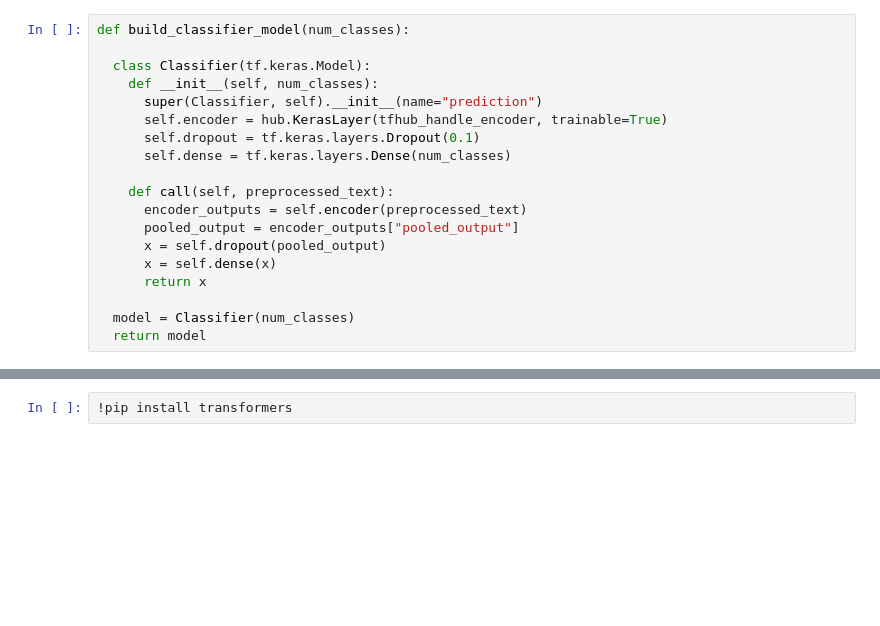
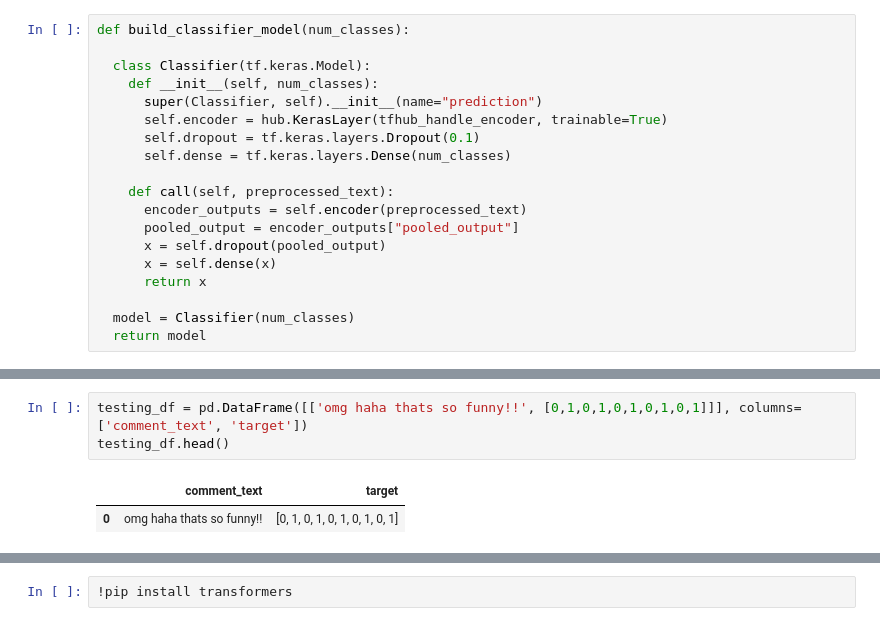
Before and after one commit to cmiddleman/BERT_sentiment_analysis, a Jupyter notebook: twitch_chat_sentiment_analyizer.ipynb, the cells around one changed output, grey strips where cells are left out. Saved outputs shown, nothing was run; the diff lists cells and outputs as text; blank space fills up the shorter version.

```diff
--- a/twitch_chat_sentiment_analyizer.ipynb
+++ b/twitch_chat_sentiment_analyizer.ipynb
@@ -268,0 +266,6 @@ UnimplementedError: ignored
+# %%
+testing_df = pd.DataFrame([['omg haha thats so funny!!', [0,1,0,1,0,1,0,1,0,1]]], columns=['comment_text', 'target'])
+testing_df.head()
+# %% [output]
+|  | comment_text | target |
+| 0 | omg haha thats so funny!! | [0, 1, 0, 1, 0, 1, 0, 1, 0, 1] |
```
Also changed, not shown: parts of 31 cells of this notebook.
